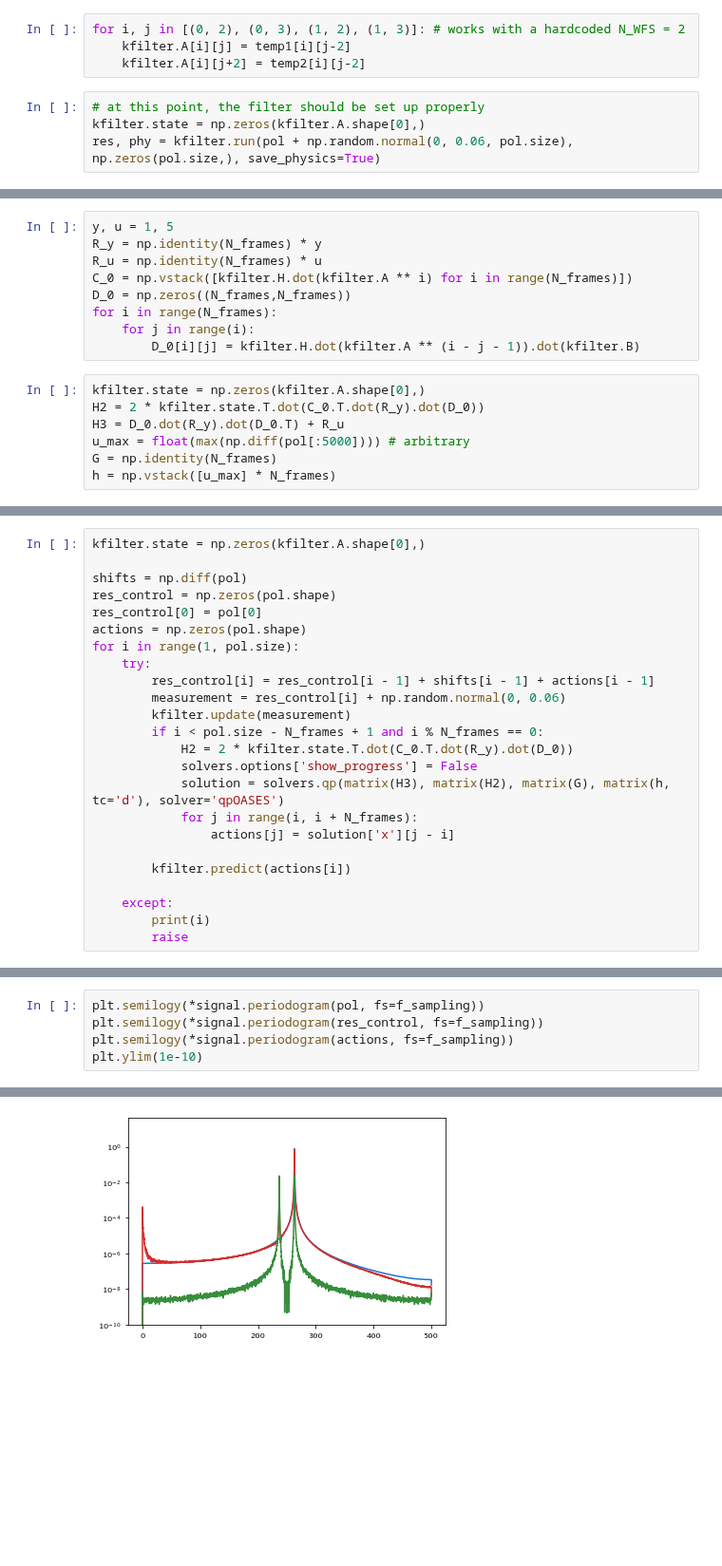
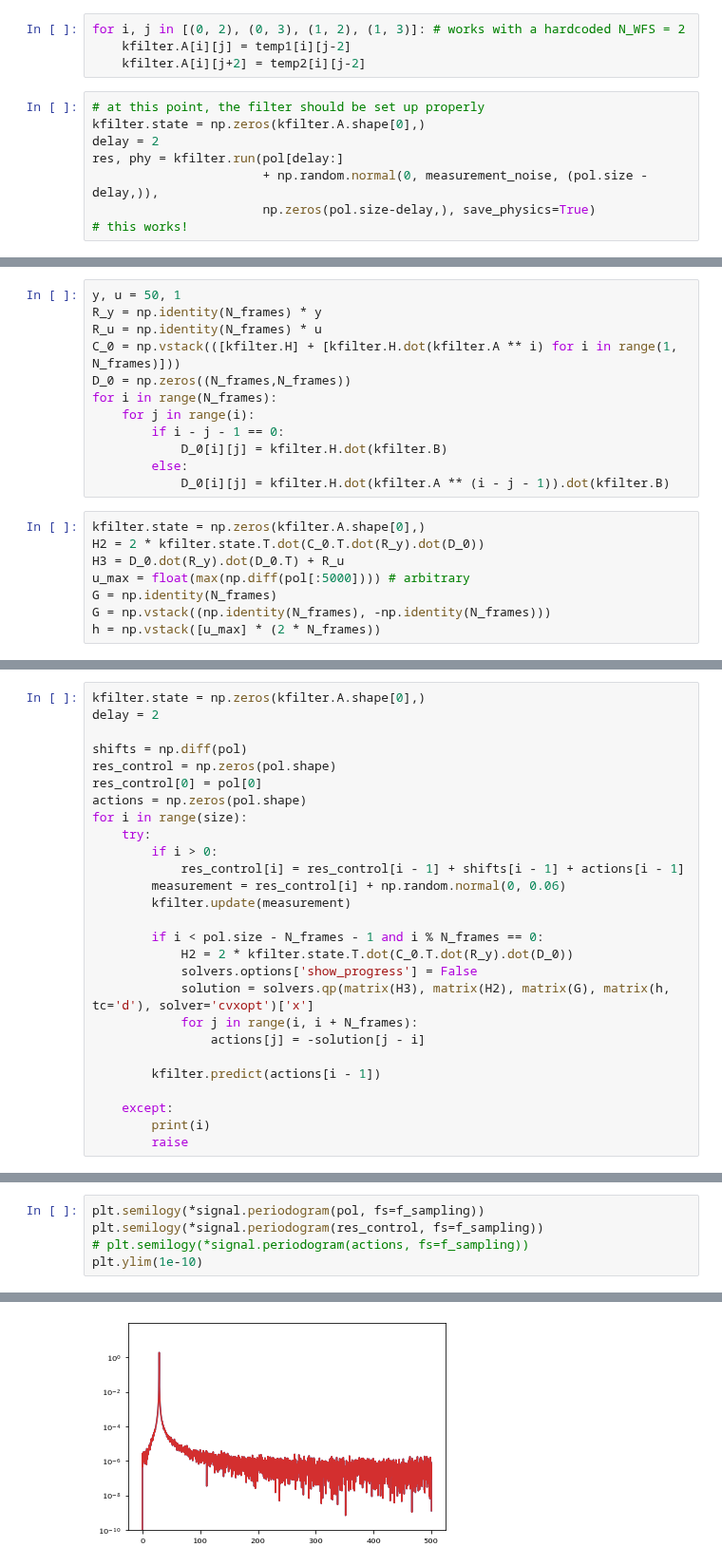
Before and after one commit to aditya-sengupta/tip-tilt-control, a Jupyter notebook: control/dev/mpc_vibe.ipynb, the cells around one changed output, grey strips where cells are left out. Shown at 95% size. Saved outputs shown, nothing was run; the diff lists cells and outputs as text; blank space fills up the shorter version.

Commit message:
zero control?

```diff
--- a/control/dev/mpc_vibe.ipynb
+++ b/control/dev/mpc_vibe.ipynb
@@ -128,4 +113,8 @@ for i, j in [(0, 2), (0, 3), (1, 2), (1, 3)]: # works with a hardcoded N_WFS = 2
 # %%
 # at this point, the filter should be set up properly
 kfilter.state = np.zeros(kfilter.A.shape[0],)
-res, phy = kfilter.run(pol + np.random.normal(0, 0.06, pol.size), np.zeros(pol.size,), save_physics=True)
+delay = 2
+res, phy = kfilter.run(pol[delay:]
+                       + np.random.normal(0, measurement_noise, (pol.size - delay,)),
+                       np.zeros(pol.size-delay,), save_physics=True)
+# this works!
@@ -132,16 +131,20 @@ res, phy = kfilter.run(pol + np.random.normal(0, 0.06, pol.size), np.zeros(pol.s
 # %%
-y, u = 1, 5
+y, u = 50, 1
 R_y = np.identity(N_frames) * y
 R_u = np.identity(N_frames) * u
-C_0 = np.vstack([kfilter.H.dot(kfilter.A ** i) for i in range(N_frames)])
+C_0 = np.vstack(([kfilter.H] + [kfilter.H.dot(kfilter.A ** i) for i in range(1, N_frames)]))
 D_0 = np.zeros((N_frames,N_frames))
 for i in range(N_frames):
     for j in range(i):
-        D_0[i][j] = kfilter.H.dot(kfilter.A ** (i - j - 1)).dot(kfilter.B)
+        if i - j - 1 == 0:
+            D_0[i][j] = kfilter.H.dot(kfilter.B)
+        else:
+            D_0[i][j] = kfilter.H.dot(kfilter.A ** (i - j - 1)).dot(kfilter.B)
 # %%
 kfilter.state = np.zeros(kfilter.A.shape[0],)
 H2 = 2 * kfilter.state.T.dot(C_0.T.dot(R_y).dot(D_0))
 H3 = D_0.dot(R_y).dot(D_0.T) + R_u
 u_max = float(max(np.diff(pol[:5000]))) # arbitrary
 G = np.identity(N_frames)
-h = np.vstack([u_max] * N_frames)
+G = np.vstack((np.identity(N_frames), -np.identity(N_frames)))
+h = np.vstack([u_max] * (2 * N_frames))
@@ -163,23 +168,26 @@ array([[2.56679154e-09],
 # %%
 kfilter.state = np.zeros(kfilter.A.shape[0],)
+delay = 2
 
 shifts = np.diff(pol)
 res_control = np.zeros(pol.shape)
 res_control[0] = pol[0]
 actions = np.zeros(pol.shape)
-for i in range(1, pol.size):
+for i in range(size):
     try:
-        res_control[i] = res_control[i - 1] + shifts[i - 1] + actions[i - 1]
+        if i > 0:
+            res_control[i] = res_control[i - 1] + shifts[i - 1] + actions[i - 1]
         measurement = res_control[i] + np.random.normal(0, 0.06)
         kfilter.update(measurement)
-        if i < pol.size - N_frames + 1 and i % N_frames == 0:
+
+        if i < pol.size - N_frames - 1 and i % N_frames == 0:
             H2 = 2 * kfilter.state.T.dot(C_0.T.dot(R_y).dot(D_0))
             solvers.options['show_progress'] = False
-            solution = solvers.qp(matrix(H3), matrix(H2), matrix(G), matrix(h, tc='d'), solver='qpOASES')
+            solution = solvers.qp(matrix(H3), matrix(H2), matrix(G), matrix(h, tc='d'), solver='cvxopt')['x']
             for j in range(i, i + N_frames):
-                actions[j] = solution['x'][j - i]
+                actions[j] = -solution[j - i]
 
-        kfilter.predict(actions[i])
+        kfilter.predict(actions[i - 1])
 
     except:
         print(i)
@@ -201,6 +203,6 @@ print(u_max)
 # %%
 plt.semilogy(*signal.periodogram(pol, fs=f_sampling))
 plt.semilogy(*signal.periodogram(res_control, fs=f_sampling))
-plt.semilogy(*signal.periodogram(actions, fs=f_sampling))
+# plt.semilogy(*signal.periodogram(actions, fs=f_sampling))
 plt.ylim(1e-10)
 # %% [output]
@@ -208 +210 @@ plt.ylim(1e-10)
-[figure, old version]
+[figure, new version]
```
Also changed, not shown: parts of 24 cells of this notebook.
